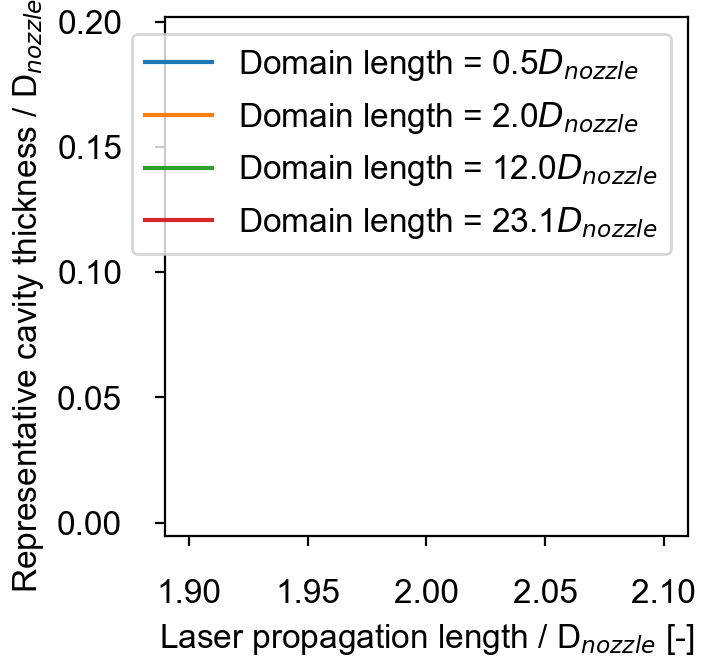
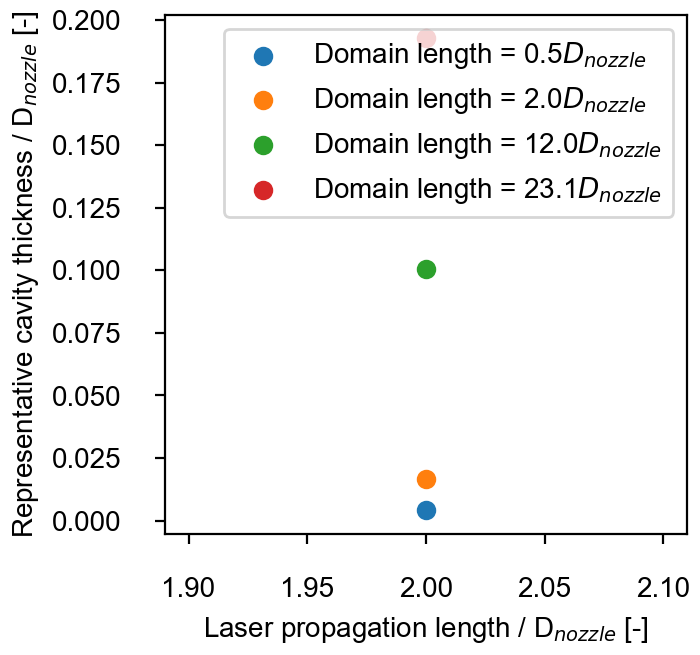
The change to this notebook cell's code, shown as a diff; its figure went from the first image to the second:
--- before
+++ after
@@ -27,8 +27,10 @@
     # ax.set_ylabel('Cumulative bubble volume [m$^3$]')
     # Calculate thickness of cavity 
-    ax.plot(prop_depths * 1000 / nz_d, rep_cav_thks * 1000 / nz_d, label=f"Domain length = {i*1000/nz_d:.1f}$D_{{nozzle}}$")
+    ax.scatter(prop_depths * 1000 / nz_d, rep_cav_thks * 1000 / nz_d, label=f"Domain length = {i*1000/nz_d:.1f}$D_{{nozzle}}$")
     ax.set_ylabel('Representative cavity thickness / D$_{nozzle}$ [-]')
 
-ax.legend(loc='upper right')
+
+
+ax.legend(loc='upper right',fontsize=10)
 ax.set_xlabel('Laser propagation length / D$_{nozzle}$ [-]')
 plt.show()

Commit: mae3405 asst1